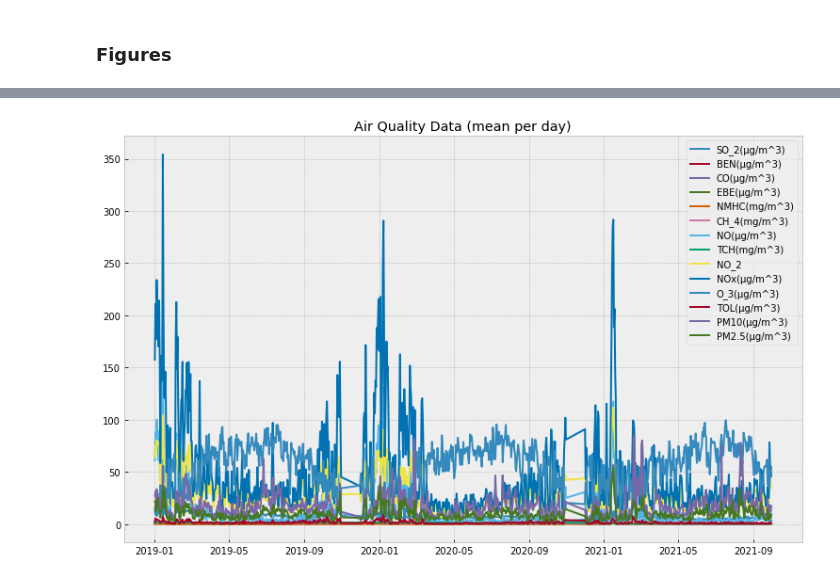
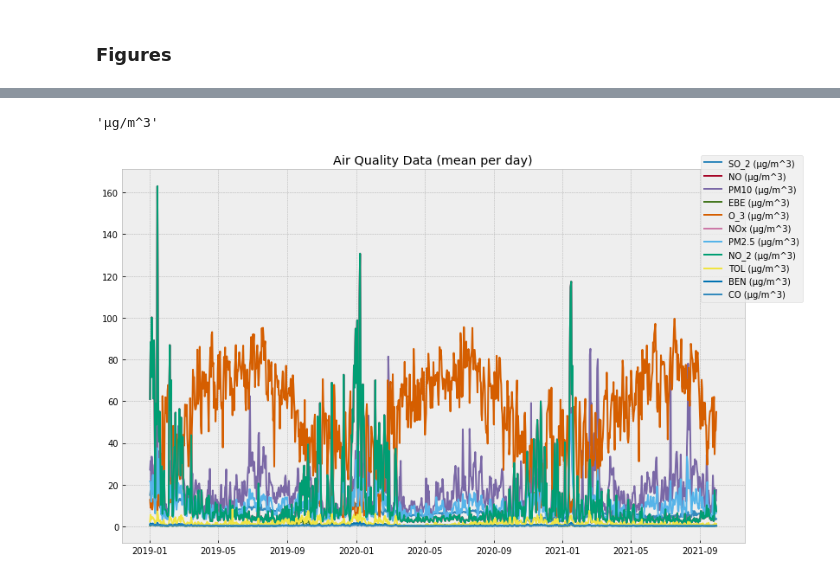
Before and after one commit to pablohfdez/LinkedData2021-2022, a Jupyter notebook: HandsOn/Group04/csv/python_code/panda_analysis_and_transformation.ipynb, the cells around one changed output, grey strips where cells are left out. Cells and saved outputs as stored; diff of their text form; code cells hidden in the pictures.

Commit message:
update csv files affected by the error and improve plot function

```diff
--- a/HandsOn/Group04/csv/python_code/panda_analysis_and_transformation.ipynb
+++ b/HandsOn/Group04/csv/python_code/panda_analysis_and_transformation.ipynb
@@ -192,3 +197,6 @@ del df2["samplingPoint"]
+# %%
+df1.magnitude = df1.magnitude.str.replace(r"\(.+\)", "")
+df2.magnitude = df2.magnitude.str.replace(r"\(.+\)", "")
 # %% [markdown]
 ### Observations
 # %% [markdown]
@@ -304,38 +299,4 @@ array(['SO_2(µg/m^3)', 'BEN(µg/m^3)', 'CO(µg/m^3)', 'EBE(µg/m^3)',
-# %%
-dataframes = [df1[df1.magnitude == val][["date", "value"]] for val in df1.magnitude.unique()]
-# %%
-def plot(title, selected_labels: list = None, years=(2019, 2020, 2021), figsize=(10, 6), compare_years=False):
-
-    labels = df1.magnitude.unique()
-    selected_labels = labels if selected_labels is None else selected_labels
-
-    fig = plt.figure(figsize=figsize)
-    my_axes = fig.add_axes([0,0,1,1])
-    my_axes.set_title(title)
-
-    for df, label in zip(dataframes, labels):
-        if label in selected_labels:
-            if not compare_years:
-                temp = df[df1.date.dt.year.isin(years)].groupby("date").mean()
-                my_axes.plot(temp.index, temp.value, label=label)
-            else:
-                for year in years:
-
-                    raise NotImplementedError
-
-                    # we want to compare the values of each year by day with two different lines
-                    # the x-axis is the date and it shows the month, the y-axis is the average of the day
-
-                    temp = df[df1.date.dt.year == year].groupby("date").mean()
-
-                    temp["MONTH_DAY"] = temp.index.dt.strftime("%m-%d")
-
-                    # check if it is a leap year and drop the 29th of February using datetime
-                    if year % 4 == 0:
-                        print(temp[temp.MONTH_DAY == "02-29"])
-                        temp = temp[temp.MONTH_DAY != "02-29"]
-
-                    # my_axes.plot(pd.date_range("01-01", periods=365), temp.MEDIA_DIA, label=label + " " + str(year))
-
-    my_axes.legend(loc=0)
-    plt.show()
+# %%
+df1[df1.magnitude == 'NO'].iloc[0].unit
+# %% [output]
+'µg/m^3'
@@ -342,4 +372,4 @@ def plot(title, selected_labels: list = None, years=(2019, 2020, 2021), figsize=
 # %%
-plot("Air Quality Data (mean per day)")
+plot_air_quality_data("Air Quality Data (mean per day)", units={"µg/m^3"})
 # %% [output]
-[figure, old version]
+[figure, new version]
```
Also changed, not shown: parts of 27 cells of this notebook, 2 other files.
